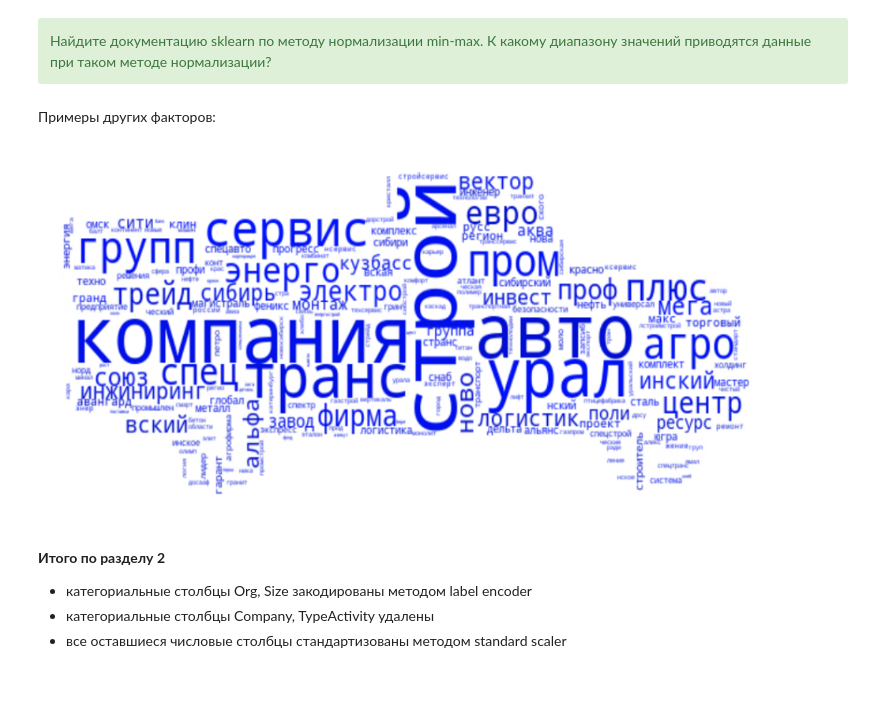
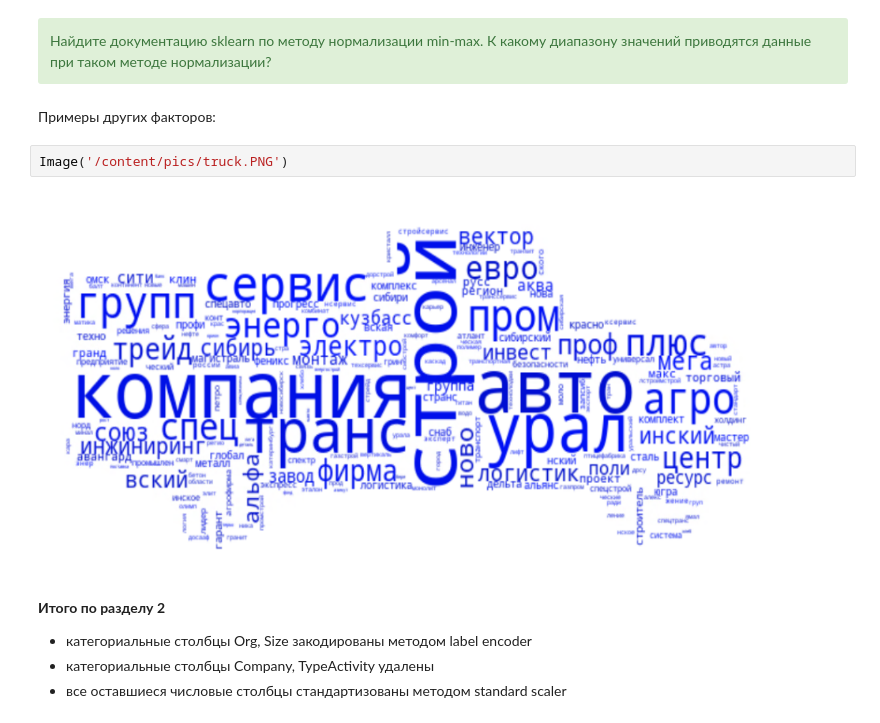
Before and after one commit to svetvoron/case_analytics, a Jupyter notebook: case_eda.ipynb, the cells around one changed output. Cells and saved outputs as stored; diff of their text form; blank space fills up the shorter version.

```diff
--- a/case_eda.ipynb
+++ b/case_eda.ipynb
@@ -896,8 +932,10 @@ df_st.to_csv('df_st.csv') # данные после стандартизации
 <div class='alert alert-block alert-success'>Найдите документацию sklearn по методу нормализации min-max. К какому диапазону значений приводятся данные при таком методе нормализации?</div>
 # %% [markdown]
 Примеры других факторов:
-
-![truck.PNG](attachment:c44c2423-b22d-4d11-b178-2b7a7817e3a7.PNG)
+# %%
+Image('/content/pics/truck.PNG')
+# %% [output]
+[figure, added]
 # %% [markdown]
 **Итого по разделу 2**
 * категориальные столбцы Org, Size закодированы методом label encoder
```
Also changed, not shown: parts of 38 cells of this notebook, 1 other file.
